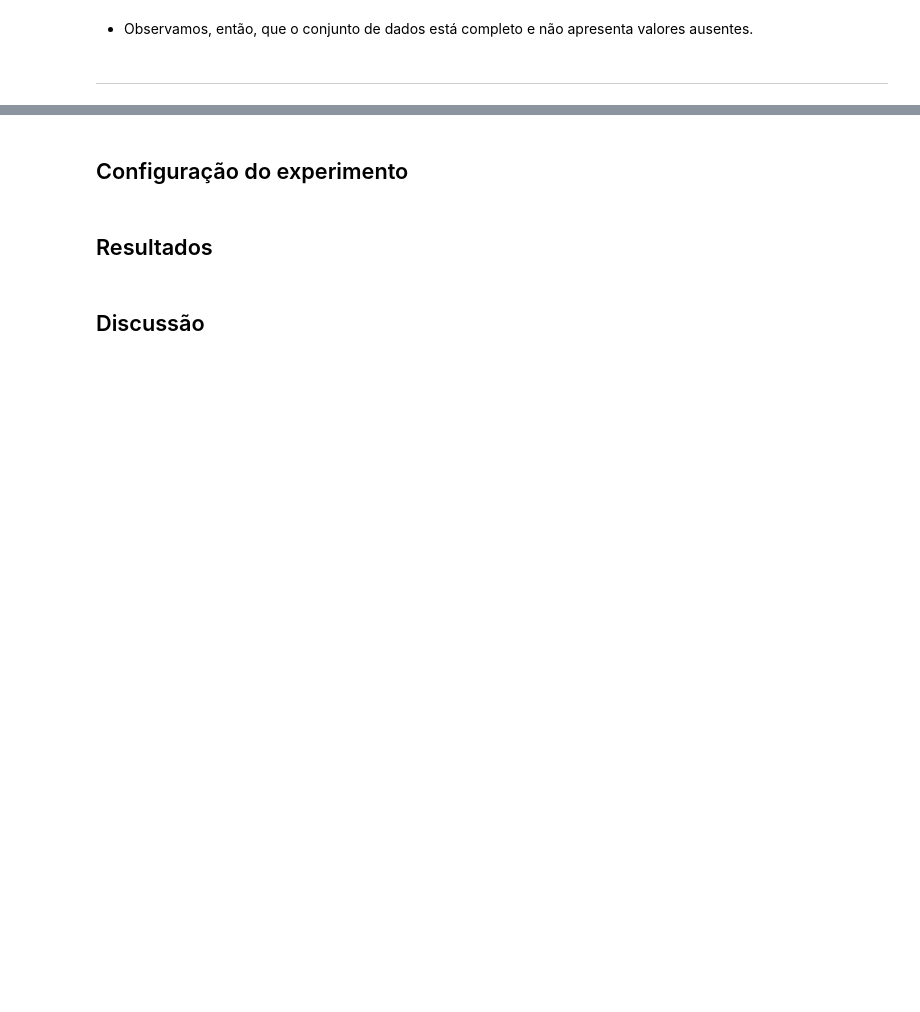
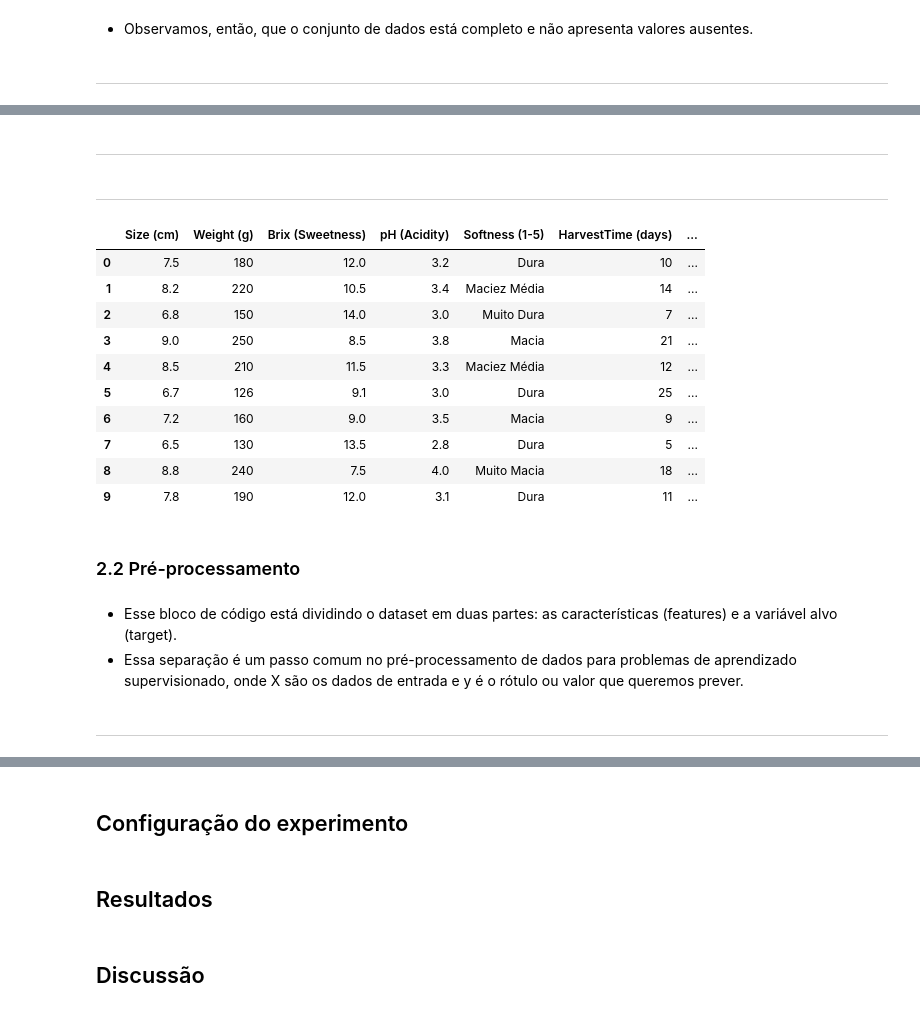
Before and after one commit to atlantico-academy/equipe7-2014.2, a Jupyter notebook: notebooks/02-comparative_analysis.ipynb.ipynb, the cells around one changed output, grey strips where cells are left out. Saved outputs shown, nothing was run; the diff lists cells and outputs as text; code cells hidden in the pictures; blank space fills up the shorter version.

```diff
--- a/notebooks/02-comparative_analysis.ipynb.ipynb
+++ b/notebooks/02-comparative_analysis.ipynb.ipynb
@@ -196,0 +139,57 @@ model = LogisticRegression()
+# %% [markdown]
+---
+# %%
+def classify_softness(value):
+    if 0 <= value <= 1:
+        return 'Muito Dura'
+    elif 1.1 <= value <= 2:
+        return 'Dura'
+    elif 2.1 <= value <= 3:
+        return 'Maciez Média'
+    elif 3.1 <= value <= 4:
+        return 'Macia'
+    elif 4.1 <= value <= 5:
+        return 'Muito Macia'
+    else:
+        return 'Valor Inválido'  # Caso queira tratar valores fora do intervalo
+
+# Aplicando a função à coluna Quality para criar a coluna Maciez
+laranjas['Softness (1-5)'] = laranjas['Softness (1-5)'].apply(classify_softness)
+# %% [markdown]
+---
+# %%
+def classify_maturation(value):
+    if 0 <= value <= 1:
+        return 'Verde'
+    elif 1.1 <= value <= 2:
+        return 'Quase Maduro'
+    elif 2.1 <= value <= 3:
+        return 'Maduro'
+    elif 3.1 <= value <= 4:
+        return 'Bem maduro'
+    elif 4.1 <= value <= 5:
+        return 'Muito Maduro'
+    else:
+        return 'Valor Inválido'  # Caso queira tratar valores fora do intervalo
+
+# Aplicando a função à coluna Quality para criar a coluna Maturação
+laranjas['Ripeness (1-5)'] = laranjas['Ripeness (1-5)'].apply(classify_maturation)
+# %%
+laranjas.head(10)
+# %% [output]
+|  | Size (cm) | Weight (g) | Brix (Sweetness) | pH (Acidity) | Softness (1-5) | HarvestTime (days) | ... |
+| 0 | 7.5 | 180 | 12.0 | 3.2 | Dura | 10 | ... |
+| 1 | 8.2 | 220 | 10.5 | 3.4 | Maciez Média | 14 | ... |
+| 2 | 6.8 | 150 | 14.0 | 3.0 | Muito Dura | 7 | ... |
+| 3 | 9.0 | 250 | 8.5 | 3.8 | Macia | 21 | ... |
+| 4 | 8.5 | 210 | 11.5 | 3.3 | Maciez Média | 12 | ... |
+| 5 | 6.7 | 126 | 9.1 | 3.0 | Dura | 25 | ... |
+| 6 | 7.2 | 160 | 9.0 | 3.5 | Macia | 9 | ... |
+| 7 | 6.5 | 130 | 13.5 | 2.8 | Dura | 5 | ... |
+| 8 | 8.8 | 240 | 7.5 | 4.0 | Muito Macia | 18 | ... |
+| 9 | 7.8 | 190 | 12.0 | 3.1 | Dura | 11 | ... |
+# %% [markdown]
+### 2.2 Pré-processamento
+# %% [markdown]
+- Esse bloco de código está dividindo o dataset em duas partes: as características (features) e a variável alvo (target).
+- Essa separação é um passo comum no pré-processamento de dados para problemas de aprendizado supervisionado, onde X são os dados de entrada e y é o rótulo ou valor que queremos prever.
@@ -196,0 +202,2 @@ model = LogisticRegression()
+# %% [markdown]
+---
```
Also changed, not shown: parts of 38 cells of this notebook, 3 other files.
